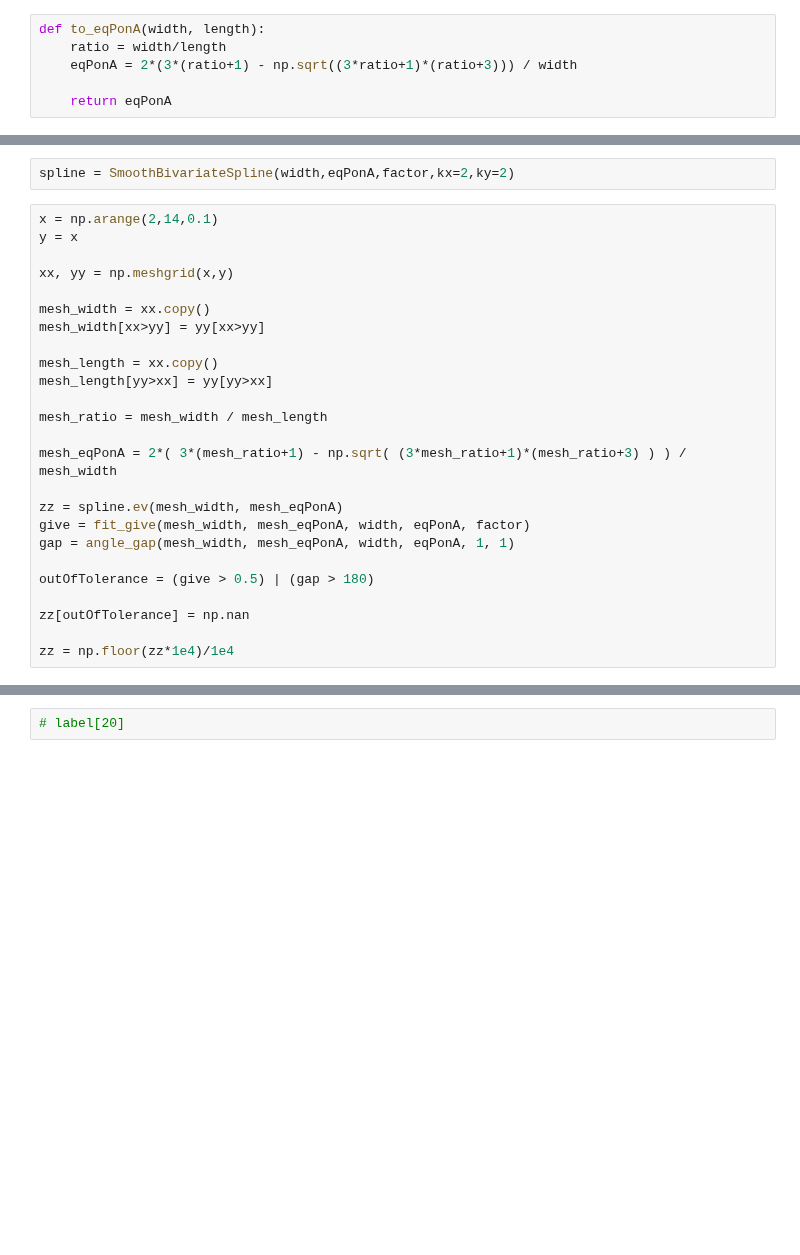
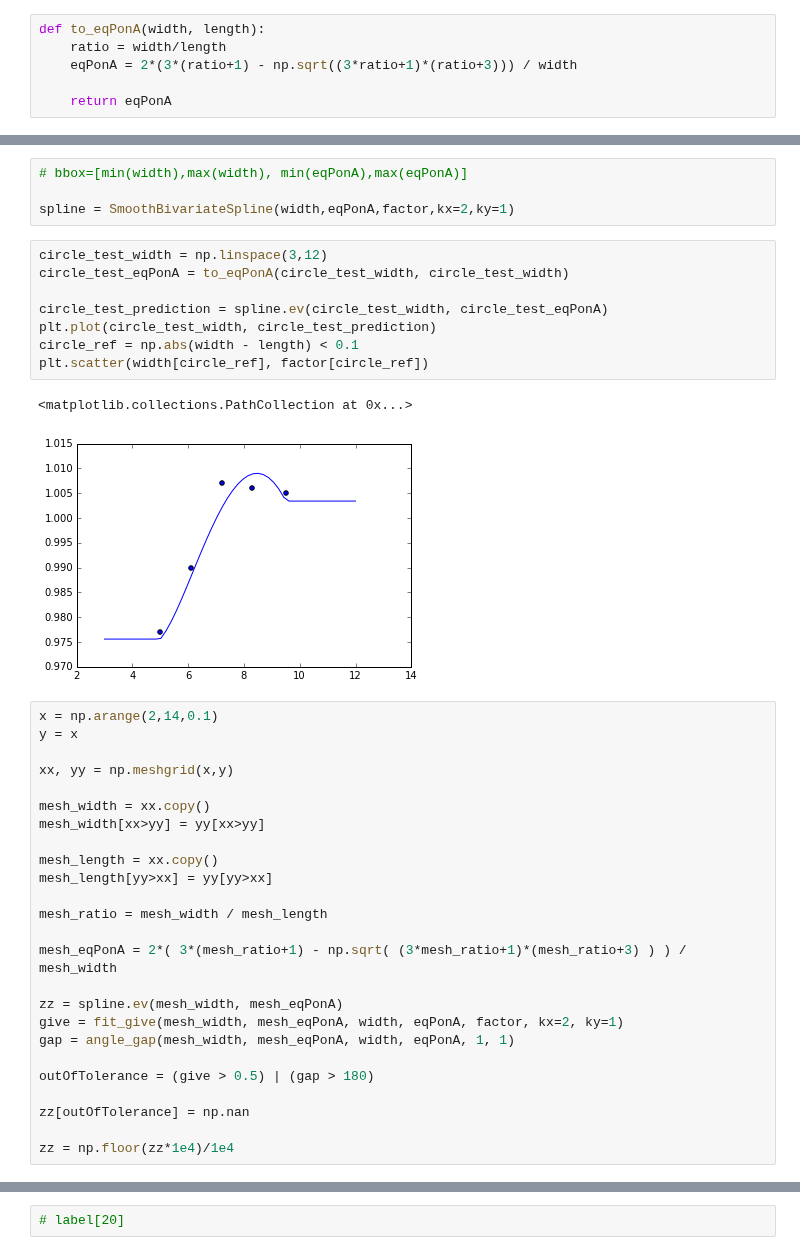
Before and after one commit to SimonBiggs/electronfactors, a Jupyter notebook: examples/Model with uncertainty.ipynb, the cells around one changed output, grey strips where cells are left out. Saved outputs shown, nothing was run; the diff lists cells and outputs as text; blank space fills up the shorter version.

```diff
--- a/examples/Model with uncertainty.ipynb
+++ b/examples/Model with uncertainty.ipynb
@@ -45,5 +45,18 @@ plt.scatter(width, eqPonA)
 # %%
-spline = SmoothBivariateSpline(width,eqPonA,factor,kx=2,ky=2)
+# bbox=[min(width),max(width), min(eqPonA),max(eqPonA)]
+
+spline = SmoothBivariateSpline(width,eqPonA,factor,kx=2,ky=1)
+# %%
+circle_test_width = np.linspace(3,12)
+circle_test_eqPonA = to_eqPonA(circle_test_width, circle_test_width)
+
+circle_test_prediction = spline.ev(circle_test_width, circle_test_eqPonA)
+plt.plot(circle_test_width, circle_test_prediction)
+circle_ref = np.abs(width - length) < 0.1
+plt.scatter(width[circle_ref], factor[circle_ref])
+# %% [output]
+<matplotlib.collections.PathCollection at 0x...>
+[figure, added]
 # %%
 x = np.arange(2,14,0.1)
 y = x
@@ -61,7 +74,7 @@ mesh_ratio = mesh_width / mesh_length
 mesh_eqPonA = 2*( 3*(mesh_ratio+1) - np.sqrt( (3*mesh_ratio+1)*(mesh_ratio+3) ) ) / mesh_width
 
 zz = spline.ev(mesh_width, mesh_eqPonA)
-give = fit_give(mesh_width, mesh_eqPonA, width, eqPonA, factor)
+give = fit_give(mesh_width, mesh_eqPonA, width, eqPonA, factor, kx=2, ky=1)
 gap = angle_gap(mesh_width, mesh_eqPonA, width, eqPonA, 1, 1)
 
 outOfTolerance = (give > 0.5) | (gap > 180)
```
Also changed, not shown: parts of 19 cells of this notebook, 9 other files.
